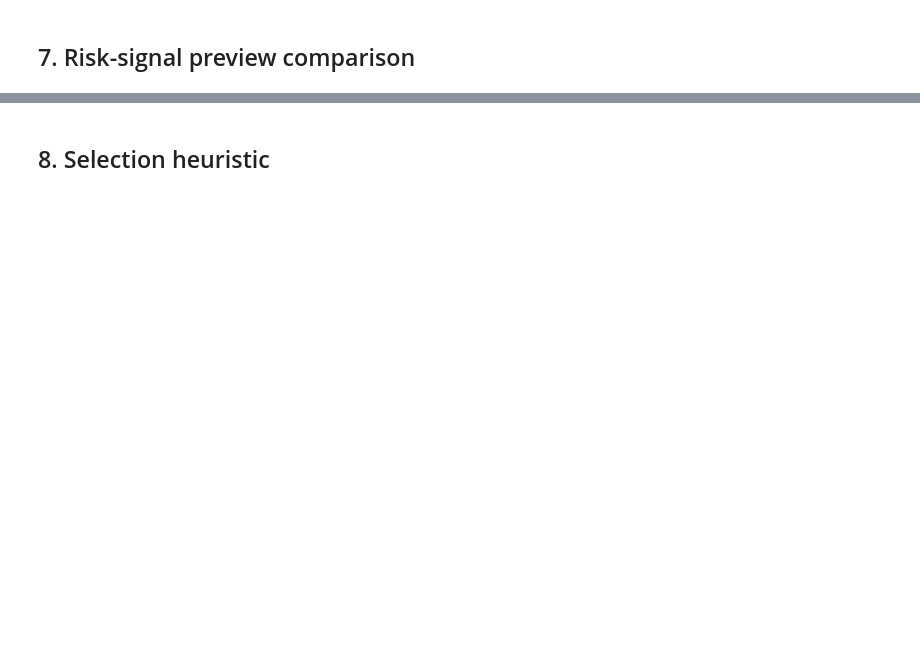
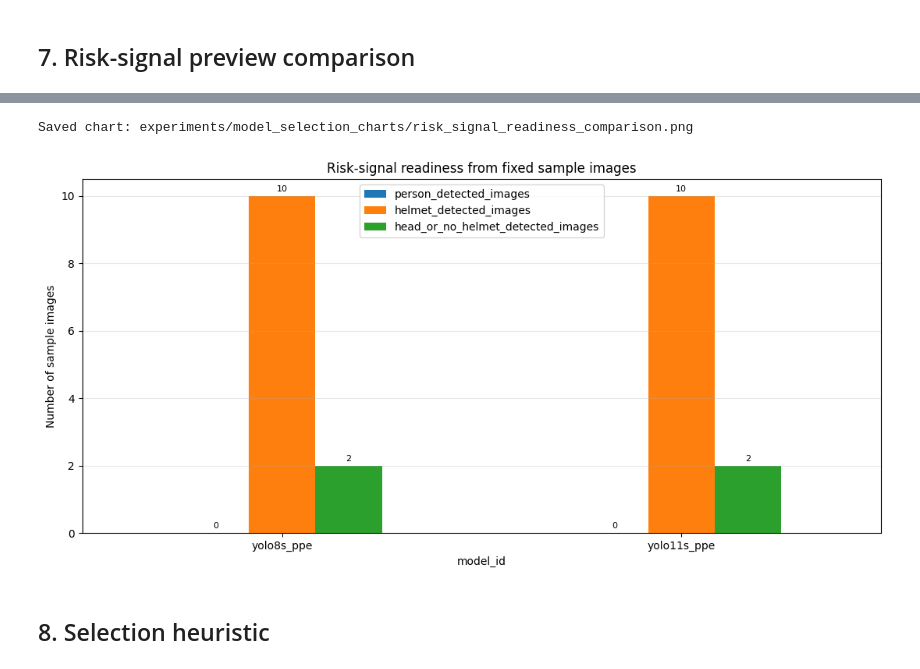
Before and after one commit to TrucmaiUS/factory-safety-ai-cctv, a Jupyter notebook: notebooks/04_model_selection_summary.ipynb, the cells around one changed output, grey strips where cells are left out. Drawn from its saved outputs; the diff is of its cells as text; code cells hidden in the pictures; blank space fills up the shorter version.

```diff
--- a/notebooks/04_model_selection_summary.ipynb
+++ b/notebooks/04_model_selection_summary.ipynb
@@ -327,10 +405,13 @@ else:
         "person_detected_images",
         "helmet_detected_images",
         "head_or_no_helmet_detected_images",
-    ]].plot(kind="bar", figsize=(10, 5))
+    ]].plot(kind="bar", figsize=(11, 5.5))
     ax.set_title("Risk-signal readiness from fixed sample images")
     ax.set_ylabel("Number of sample images")
     ax.grid(axis="y", alpha=0.3)
+    add_bar_labels(ax, integer=True, fontsize=8)
     plt.xticks(rotation=0)
     plt.tight_layout()
+    save_chart("risk_signal_readiness_comparison.png")
     plt.show()
+# %% [output]
@@ -337,3 +422,5 @@ else:
+Saved chart: experiments/model_selection_charts/risk_signal_readiness_comparison.png
+[figure, added]
 # %% [markdown]
 ## 8. Selection heuristic
 # %%
```
Also changed, not shown: parts of 11 cells of this notebook, 28 other files.
